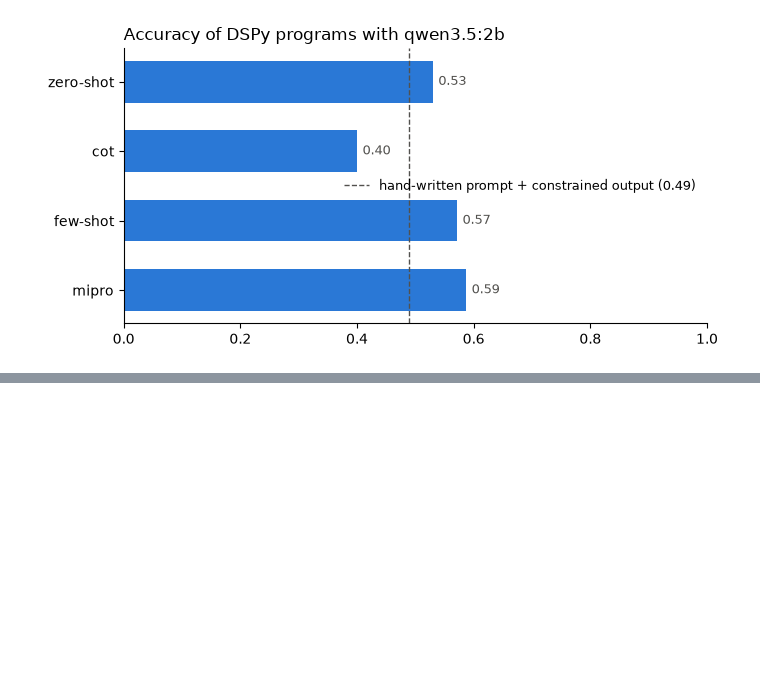
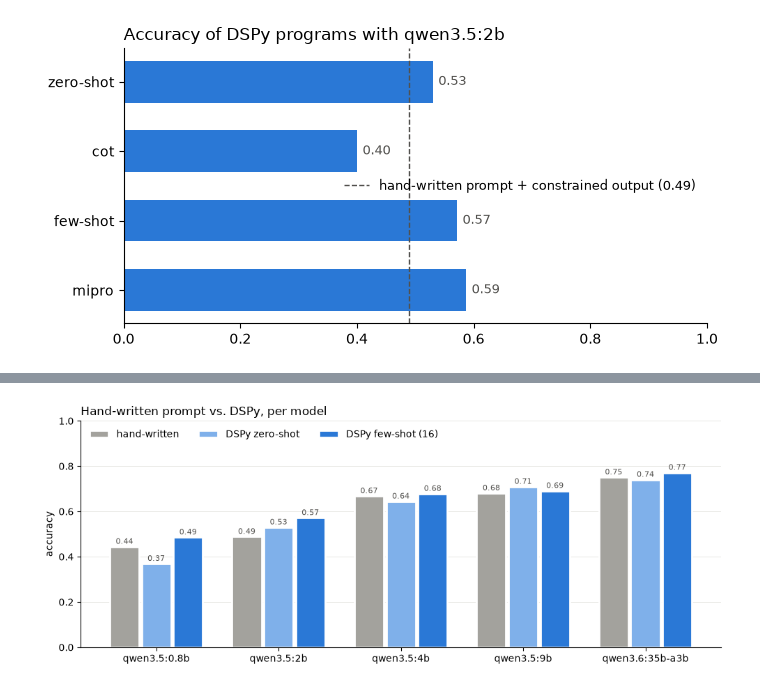
Before and after one commit to Erechtheus/small-language-models, a Jupyter notebook: notebooks/03_banking77_dspy.ipynb, the cells around one changed output, grey strips where cells are left out. Drawn from its saved outputs; the diff is of its cells as text; code cells hidden in the pictures; blank space fills up the shorter version.

```diff
--- a/notebooks/03_banking77_dspy.ipynb
+++ b/notebooks/03_banking77_dspy.ipynb
@@ -138,0 +150,17 @@ fig.tight_layout()
+# %%
+MODELS = ["qwen3.5:0.8b", "qwen3.5:2b", "qwen3.5:4b", "qwen3.5:9b", "qwen3.6:35b-a3b"]
+
+rows = []
+for model in MODELS:
+    name = model.replace(":", "_")
+    records = pd.DataFrame([json.loads(line) for line in
+                            (RESULTS_DIR / "banking77" / "structured_no-think" / f"{name}.jsonl").read_text().splitlines()])
+    handwritten = subset.join(records.set_index("idx")[["prediction"]], how="inner")
+    programs = pd.read_csv(RESULTS_DIR / "banking77" / "dspy" / name / "summary.csv").set_index("program")
+    rows.append({"model": model,
+                 "hand-written": (handwritten["prediction"] == handwritten["label"]).mean(),
+                 "DSPy zero-shot": programs.at["zero-shot", "accuracy"],
+                 "DSPy few-shot (16)": programs.at["few-shot", "accuracy"],
+                 "DSPy invalid (zero-shot)": programs.at["zero-shot", "invalid_rate"]})
+by_model = pd.DataFrame(rows).set_index("model")
+by_model.round(3)
@@ -138,0 +175,22 @@ fig.tight_layout()
+# %%
+variants = {"hand-written": "#a3a29d", "DSPy zero-shot": "#7fb0ea", "DSPy few-shot (16)": "#2a78d6"}
+fig, ax = plt.subplots(figsize=(10, 4))
+x = np.arange(len(MODELS))
+width = 0.26
+for i, (variant, color) in enumerate(variants.items()):
+    bars = ax.bar(x + (i - 1) * width, by_model[variant], width=width - 0.02, color=color, edgecolor="white",
+                  linewidth=2, label=variant)
+    for bar, value in zip(bars, by_model[variant]):
+        ax.annotate(f"{value:.2f}", (bar.get_x() + bar.get_width() / 2, value), textcoords="offset points",
+                    xytext=(0, 3), ha="center", fontsize=8, color="#52514e")
+ax.set_xticks(x, MODELS)
+ax.set_ylim(0, 1)
+ax.set_ylabel("accuracy")
+ax.set_title("Hand-written prompt vs. DSPy, per model", loc="left")
+ax.legend(frameon=False, loc="upper left", ncol=3)
+ax.spines[["top", "right"]].set_visible(False)
+ax.grid(axis="y", color="#e4e3df", linewidth=0.6)
+ax.set_axisbelow(True)
+fig.tight_layout()
+# %% [output]
+[figure, added]
```
Also changed, not shown: parts of 6 cells of this notebook, 13 other files.
